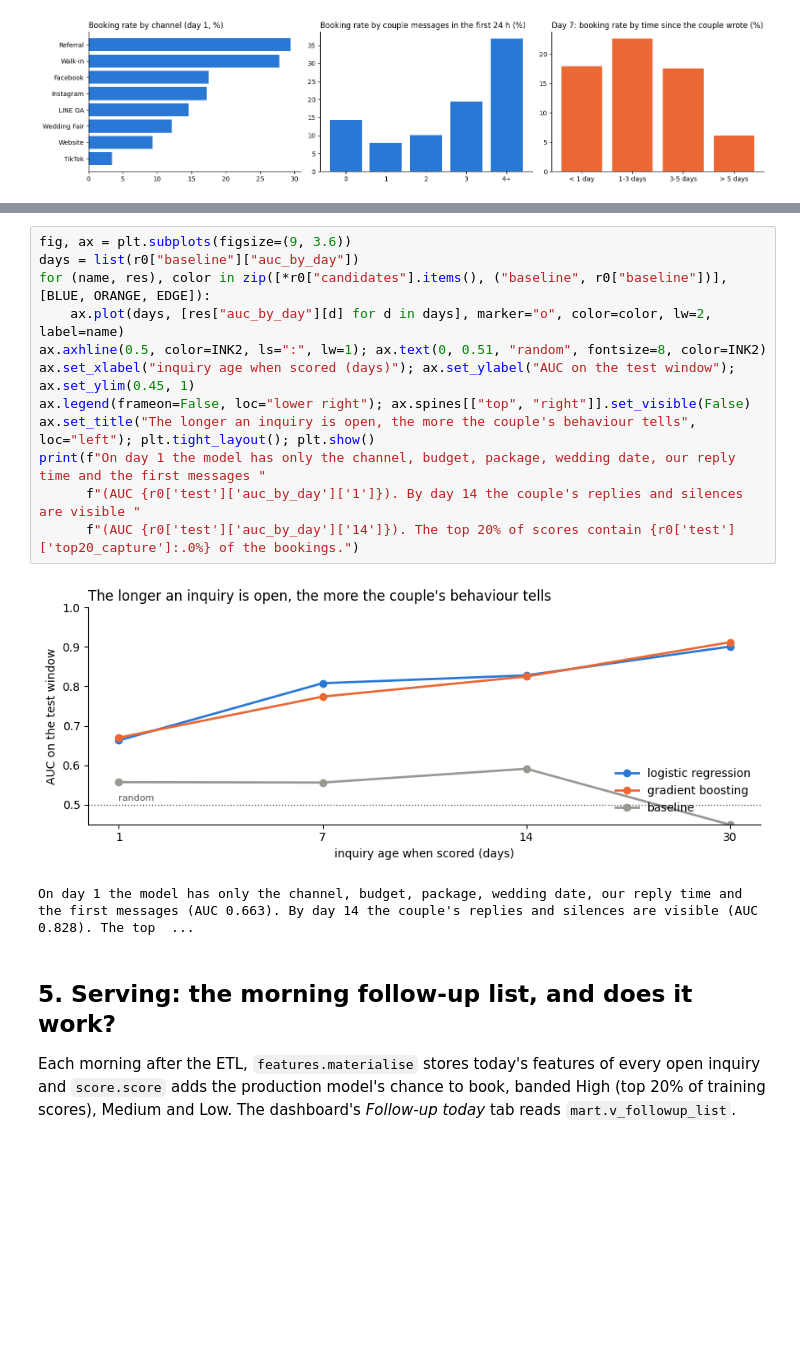
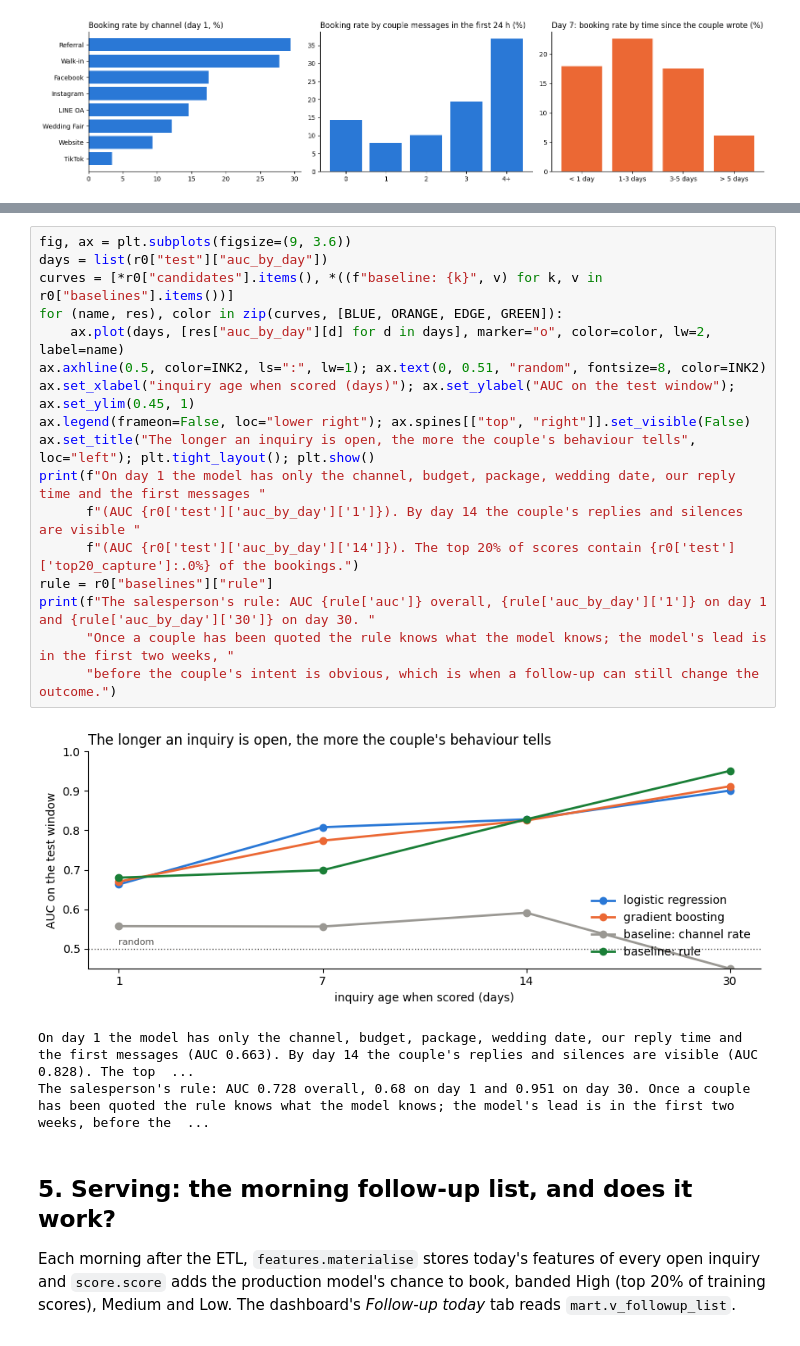
Before and after one commit to hhej/aisleco-analytics-platform, a Jupyter notebook: AisleCo_ML_Conversion_Demo.ipynb, the cells around one changed output, grey strips where cells are left out. Cells and saved outputs as stored; diff of their text form; blank space fills up the shorter version.

Commit message:
v1 final (checkpoint before v2) + v2 plan and specs
Co-Authored-By: Claude Opus 5.5 <noreply@anthropic.com>

```diff
--- a/AisleCo_ML_Conversion_Demo.ipynb
+++ b/AisleCo_ML_Conversion_Demo.ipynb
@@ -205,18 +209,24 @@ model v1 (logistic regression): production - AUC 0.798 vs baseline 0.56; refit o
 # %%
 fig, ax = plt.subplots(figsize=(9, 3.6))
-days = list(r0["baseline"]["auc_by_day"])
-for (name, res), color in zip([*r0["candidates"].items(), ("baseline", r0["baseline"])], [BLUE, ORANGE, EDGE]):
+days = list(r0["test"]["auc_by_day"])
+curves = [*r0["candidates"].items(), *((f"baseline: {k}", v) for k, v in r0["baselines"].items())]
+for (name, res), color in zip(curves, [BLUE, ORANGE, EDGE, GREEN]):
     ax.plot(days, [res["auc_by_day"][d] for d in days], marker="o", color=color, lw=2, label=name)
 ax.axhline(0.5, color=INK2, ls=":", lw=1); ax.text(0, 0.51, "random", fontsize=8, color=INK2)
 ax.set_xlabel("inquiry age when scored (days)"); ax.set_ylabel("AUC on the test window"); ax.set_ylim(0.45, 1)
 ax.legend(frameon=False, loc="lower right"); ax.spines[["top", "right"]].set_visible(False)
 ax.set_title("The longer an inquiry is open, the more the couple's behaviour tells", loc="left"); plt.tight_layout(); plt.show()
 print(f"On day 1 the model has only the channel, budget, package, wedding date, our reply time and the first messages "
       f"(AUC {r0['test']['auc_by_day']['1']}). By day 14 the couple's replies and silences are visible "
       f"(AUC {r0['test']['auc_by_day']['14']}). The top 20% of scores contain {r0['test']['top20_capture']:.0%} of the bookings.")
+rule = r0["baselines"]["rule"]
+print(f"The salesperson's rule: AUC {rule['auc']} overall, {rule['auc_by_day']['1']} on day 1 and {rule['auc_by_day']['30']} on day 30. "
+      "Once a couple has been quoted the rule knows what the model knows; the model's lead is in the first two weeks, "
+      "before the couple's intent is obvious, which is when a follow-up can still change the outcome.")
 # %% [output]
-[figure, old version]
+[figure, new version]
 On day 1 the model has only the channel, budget, package, wedding date, our reply time and the first messages (AUC 0.663). By day 14 the couple's replies and silences are visible (AUC 0.828). The top  ...
+The salesperson's rule: AUC 0.728 overall, 0.68 on day 1 and 0.951 on day 30. Once a couple has been quoted the rule knows what the model knows; the model's lead is in the first two weeks, before the  ...
 # %% [markdown]
 ## 5. Serving: the morning follow-up list, and does it work?
 
```
Also changed, not shown: parts of 22 cells of this notebook, 42 other files.
